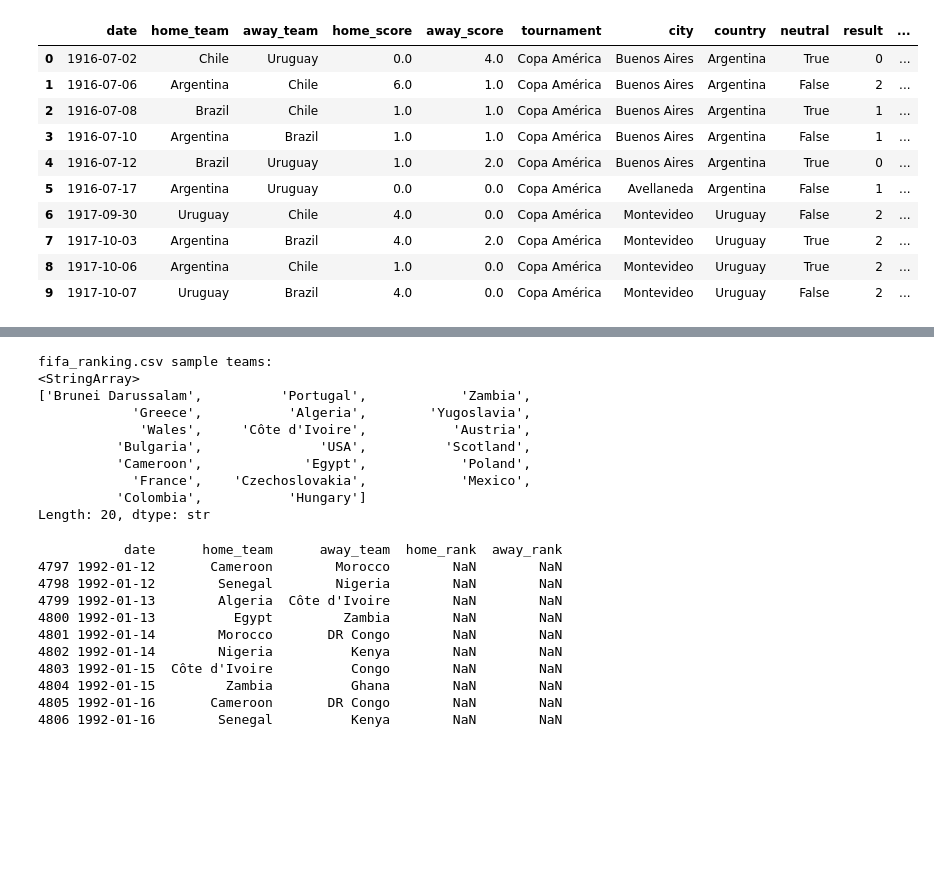
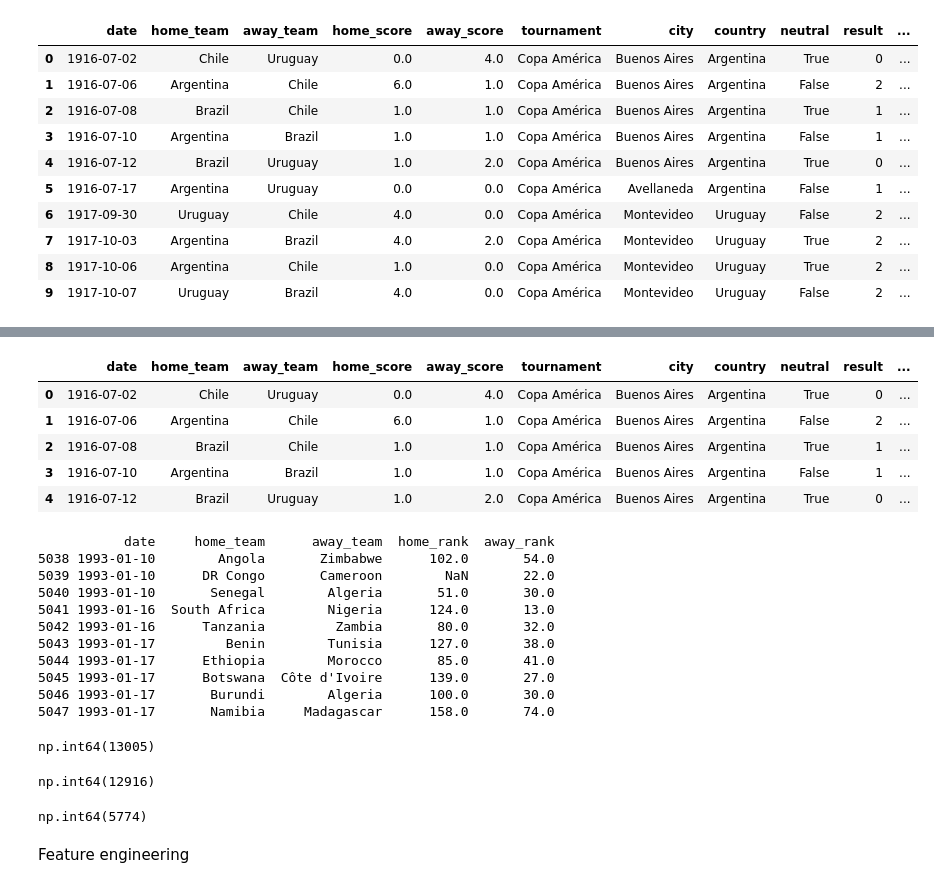
Before and after one commit to Prithviraj-chw/Fifa-WC-Predictor, a Jupyter notebook: model.ipynb, the cells around one changed output, grey strips where cells are left out. Cells and saved outputs as stored; diff of their text form; code cells hidden in the pictures; blank space fills up the shorter version.

Commit message:
update: Feature engineering

```diff
--- a/model.ipynb
+++ b/model.ipynb
@@ -179,15 +193 @@ results.csv sample teams:
 Length: 20, dtype: str
-# %%
-print("\nfifa_ranking.csv sample teams:")
-print(rankings_df['country_full'].unique()[:20])
-# %% [output]
-fifa_ranking.csv sample teams:
-<StringArray>
-['Brunei Darussalam',          'Portugal',            'Zambia',
-            'Greece',           'Algeria',        'Yugoslavia',
-             'Wales',     'Côte d'Ivoire',           'Austria',
-          'Bulgaria',               'USA',          'Scotland',
-          'Cameroon',             'Egypt',            'Poland',
-            'France',    'Czechoslovakia',            'Mexico',
-          'Colombia',           'Hungary']
-Length: 20, dtype: str
@@ -210,15 +194,38 @@ results_df['away_team'] = results_df['away_team'].replace(name_fix)
+# %%
+df_final.head()
+# %% [output]
+|  | date | home_team | away_team | home_score | away_score | tournament | city | country | neutral | result | ... |
+| 0 | 1916-07-02 | Chile | Uruguay | 0.0 | 4.0 | Copa América | Buenos Aires | Argentina | True | 0 | ... |
+| 1 | 1916-07-06 | Argentina | Chile | 6.0 | 1.0 | Copa América | Buenos Aires | Argentina | False | 2 | ... |
+| 2 | 1916-07-08 | Brazil | Chile | 1.0 | 1.0 | Copa América | Buenos Aires | Argentina | True | 1 | ... |
+| 3 | 1916-07-10 | Argentina | Brazil | 1.0 | 1.0 | Copa América | Buenos Aires | Argentina | False | 1 | ... |
+| 4 | 1916-07-12 | Brazil | Uruguay | 1.0 | 2.0 | Copa América | Buenos Aires | Argentina | True | 0 | ... |
 # %%
-post_1992 = df_final[df_final['date'] > '1992-01-01']
-print(post_1992[['date','home_team','away_team','home_rank','away_rank']].head(10))
+post_1993 = df_final[df_final['date'] > '1993-01-01'] #fifa rankings didnt exist before 1992
+print(post_1993[['date','home_team','away_team','home_rank','away_rank']].head(10))
 # %% [output]
-           date      home_team      away_team  home_rank  away_rank
-4797 1992-01-12       Cameroon        Morocco        NaN        NaN
-4798 1992-01-12        Senegal        Nigeria        NaN        NaN
-4799 1992-01-13        Algeria  Côte d'Ivoire        NaN        NaN
-4800 1992-01-13          Egypt         Zambia        NaN        NaN
-4801 1992-01-14        Morocco       DR Congo        NaN        NaN
-4802 1992-01-14        Nigeria          Kenya        NaN        NaN
-4803 1992-01-15  Côte d'Ivoire          Congo        NaN        NaN
-4804 1992-01-15         Zambia          Ghana        NaN        NaN
-4805 1992-01-16       Cameroon       DR Congo        NaN        NaN
-4806 1992-01-16        Senegal          Kenya        NaN        NaN
+           date     home_team      away_team  home_rank  away_rank
+5038 1993-01-10        Angola       Zimbabwe      102.0       54.0
+5039 1993-01-10      DR Congo       Cameroon        NaN       22.0
+5040 1993-01-10       Senegal        Algeria       51.0       30.0
+5041 1993-01-16  South Africa        Nigeria      124.0       13.0
+5042 1993-01-16      Tanzania         Zambia       80.0       32.0
+5043 1993-01-17         Benin        Tunisia      127.0       38.0
+5044 1993-01-17      Ethiopia        Morocco       85.0       41.0
+5045 1993-01-17      Botswana  Côte d'Ivoire      139.0       27.0
+5046 1993-01-17       Burundi        Algeria      100.0       30.0
+5047 1993-01-17       Namibia     Madagascar      158.0       74.0
+# %%
+df_final["home_rank"].notna().sum()
+# %% [output]
+np.int64(13005)
+# %%
+df_final["away_rank"].notna().sum()
+# %% [output]
+np.int64(12916)
+# %%
+df_final['home_rank'].isna().sum() #pre-1992 NaN cols will be dropped
+# %% [output]
+np.int64(5774)
+# %% [markdown]
+Feature engineering
```
Also changed, not shown: parts of 12 cells of this notebook.
